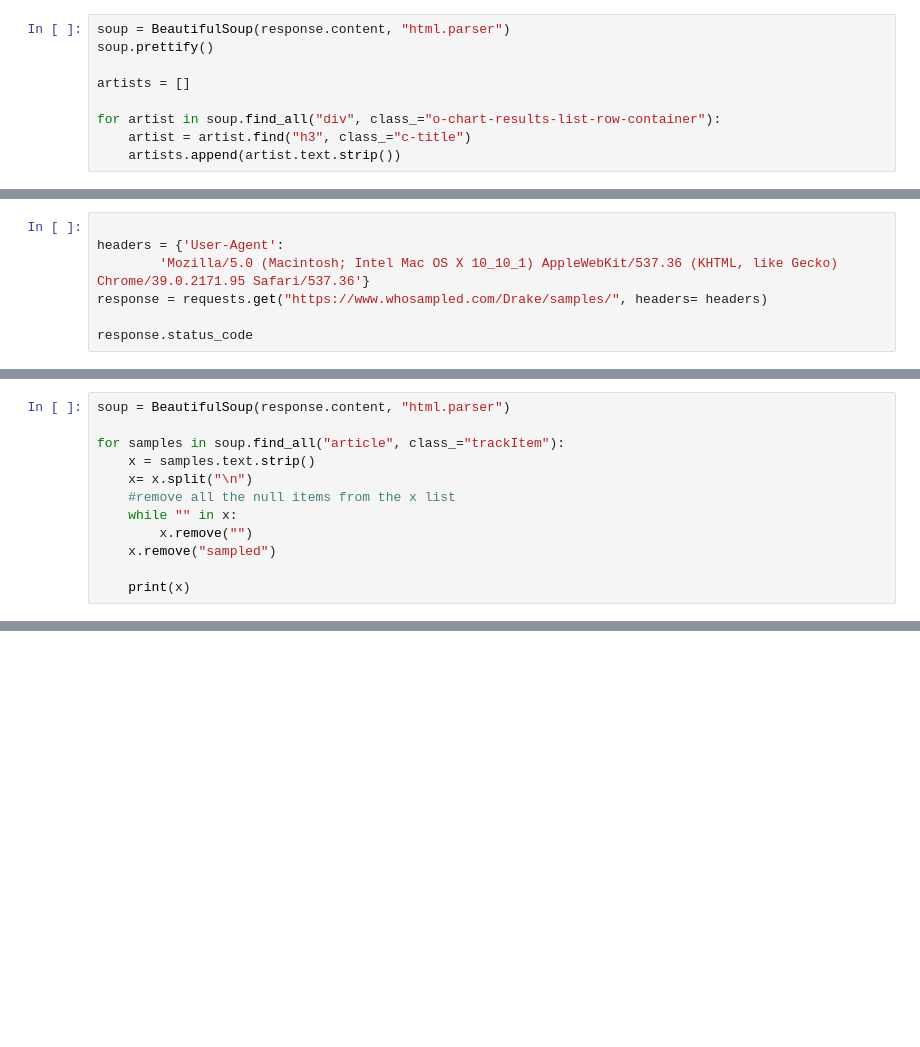
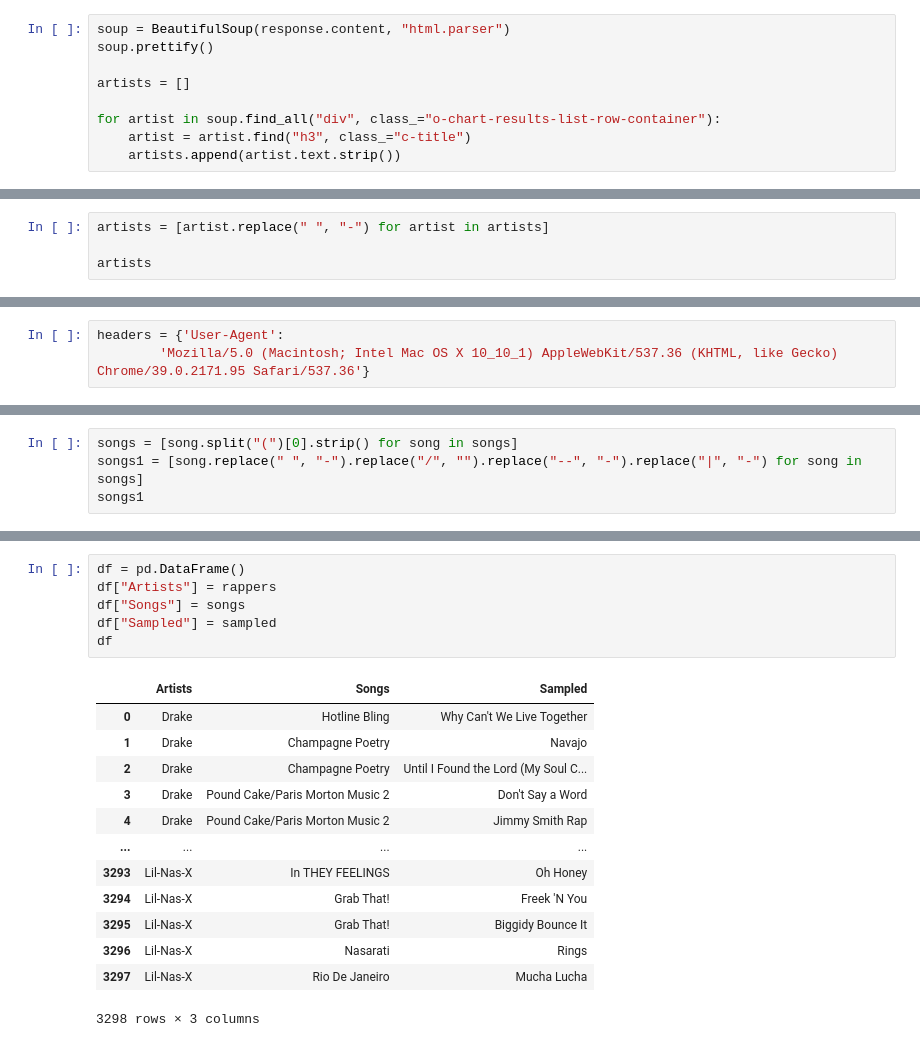
Before and after one commit to yatheshl/STA220-Analysis-of-Music-Trends, a Jupyter notebook: Q5/Get_data.ipynb, the cells around one changed output, grey strips where cells are left out. Saved outputs shown, nothing was run; the diff lists cells and outputs as text; blank space fills up the shorter version.

```diff
--- a/Q5/Get_data.ipynb
+++ b/Q5/Get_data.ipynb
@@ -37,0 +19,4 @@ artists
+# %%
+artists = [artist.replace(" ", "-") for artist in artists]
+
+artists
@@ -38,7 +41,3 @@ artists
 # %%
-
 headers = {'User-Agent':
         'Mozilla/5.0 (Macintosh; Intel Mac OS X 10_10_1) AppleWebKit/537.36 (KHTML, like Gecko) Chrome/39.0.2171.95 Safari/537.36'}
-response = requests.get("https://www.whosampled.com/Drake/samples/", headers= headers)
-
-response.status_code
@@ -47,12 +43,0 @@ response.status_code
-# %%
-soup = BeautifulSoup(response.content, "html.parser")
-
-for samples in soup.find_all("article", class_="trackItem"):
-    x = samples.text.strip()
-    x= x.split("\n")
-    #remove all the null items from the x list
-    while "" in x:
-        x.remove("")
-    x.remove("sampled")
-
-    print(x)
@@ -69,0 +81,4 @@ for samples in soup.find_all("article", class_="trackItem"):
+# %%
+songs = [song.split("(")[0].strip() for song in songs]
+songs1 = [song.replace(" ", "-").replace("/", "").replace("--", "-").replace("|", "-") for song in songs]
+songs1
@@ -69,0 +103,20 @@ for samples in soup.find_all("article", class_="trackItem"):
+# %%
+df = pd.DataFrame()
+df["Artists"] = rappers
+df["Songs"] = songs
+df["Sampled"] = sampled
+df
+# %% [output]
+|  | Artists | Songs | Sampled |
+| 0 | Drake | Hotline Bling | Why Can't We Live Together |
+| 1 | Drake | Champagne Poetry | Navajo |
+| 2 | Drake | Champagne Poetry | Until I Found the Lord (My Soul C... |
+| 3 | Drake | Pound Cake/Paris Morton Music 2 | Don't Say a Word |
+| 4 | Drake | Pound Cake/Paris Morton Music 2 | Jimmy Smith Rap |
+| ... | ... | ... | ... |
+| 3293 | Lil-Nas-X | In THEY FEELINGS | Oh Honey |
+| 3294 | Lil-Nas-X | Grab That! | Freek 'N You |
+| 3295 | Lil-Nas-X | Grab That! | Biggidy Bounce It |
+| 3296 | Lil-Nas-X | Nasarati | Rings |
+| 3297 | Lil-Nas-X | Rio De Janeiro | Mucha Lucha |
+3298 rows × 3 columns
```
Also changed, not shown: parts of 16 cells of this notebook.
